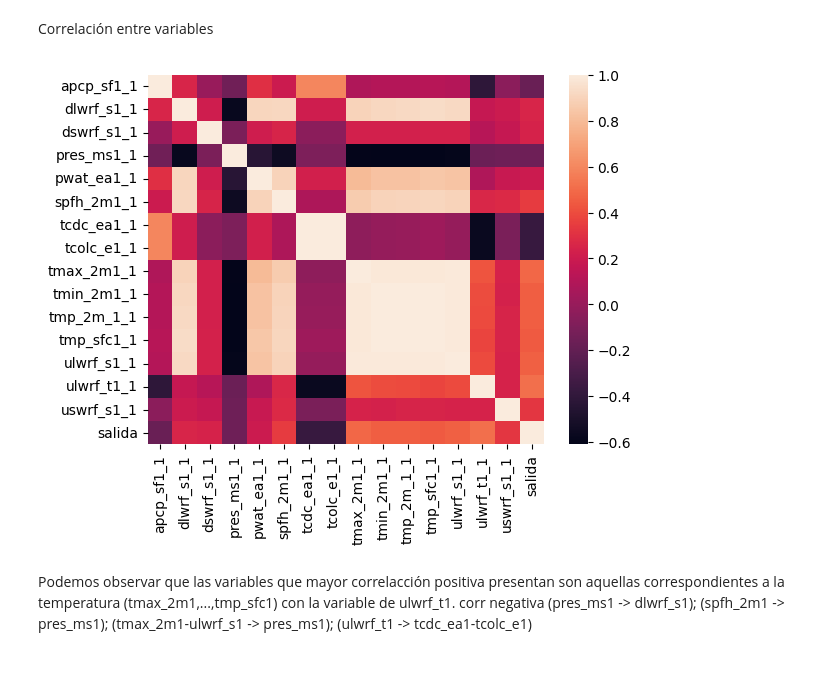
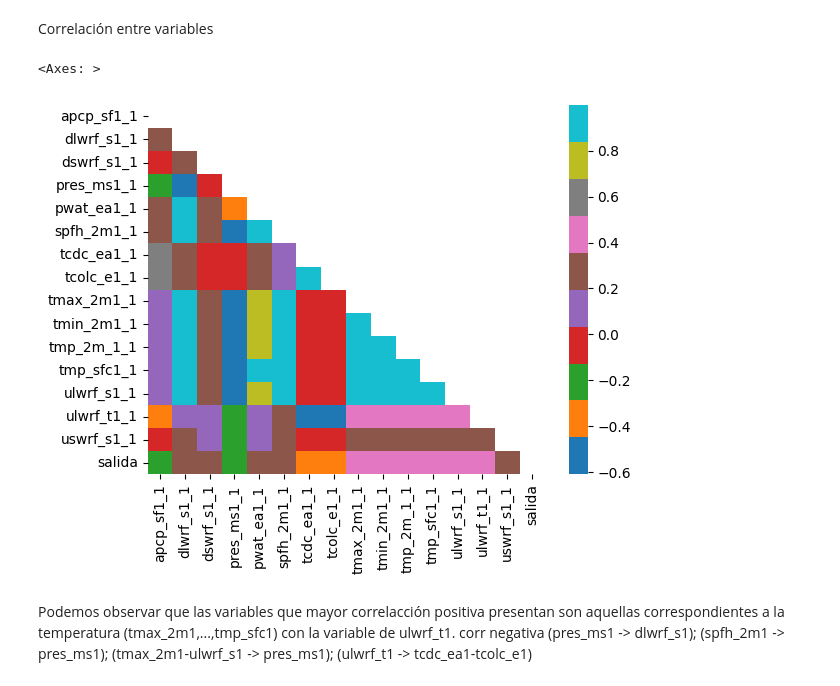
Before and after one commit to valentinacjim/PREDICCION-DE-LA-PRODUCCION-DE-ENERGIA-SOLAR, a Jupyter notebook: part1.ipynb, the cells around one changed output. Saved outputs shown, nothing was run; the diff lists cells and outputs as text; code cells hidden in the pictures.

```diff
--- a/part1.ipynb
+++ b/part1.ipynb
@@ -130,10 +130,11 @@ disp_df_outliers.plot(kind='line', figsize=(15, 5))
 Correlación entre variables
 # %%
 corr = disp_df_eda.corr()
-sns.heatmap(corr, xticklabels=corr.columns, yticklabels=corr.columns)
-plt.show()
+lower_tri = corr.where(np.tril(np.ones(corr.shape),k=-1).astype(bool))
+sns.heatmap(lower_tri, xticklabels=corr.columns, yticklabels=corr.columns, cmap= "tab10")
 # %% [output]
+<Axes: >
-[figure, old version]
+[figure, new version]
 # %% [markdown]
 Podemos observar que las variables que mayor correlacción positiva presentan son aquellas correspondientes a la temperatura (tmax_2m1,...,tmp_sfc1) con la variable de ulwrf_t1.
 corr negativa (pres_ms1 -> dlwrf_s1); (spfh_2m1 -> pres_ms1); (tmax_2m1-ulwrf_s1 -> pres_ms1); (ulwrf_t1 -> tcdc_ea1-tcolc_e1)
```
Also changed, not shown: parts of 18 cells of this notebook, 1 other file.
